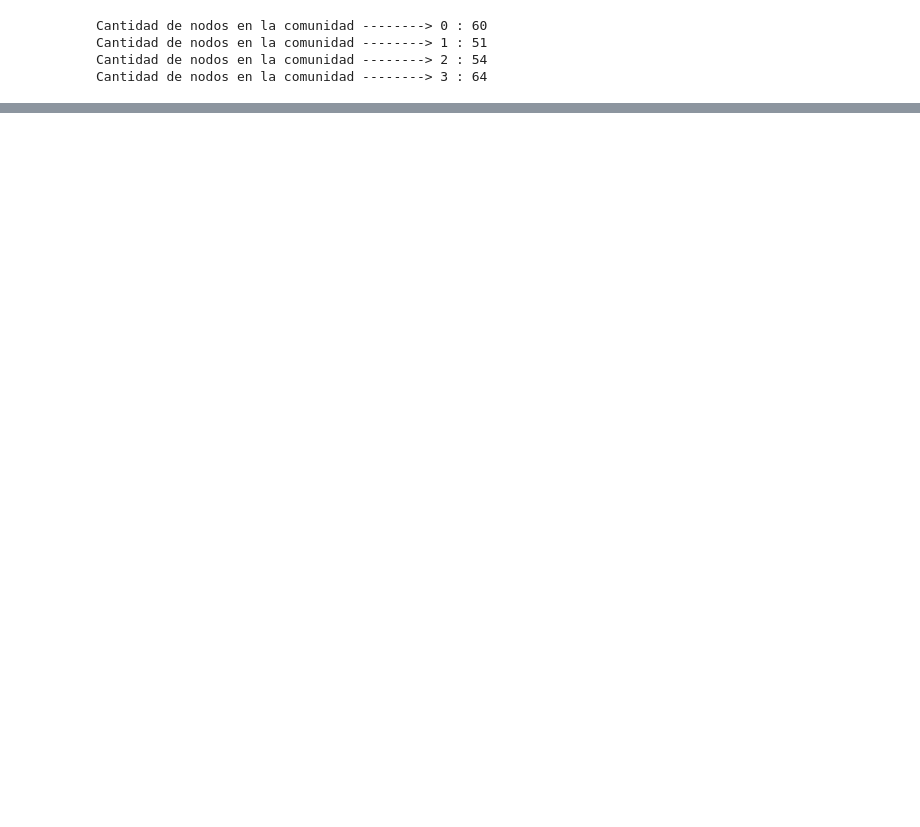
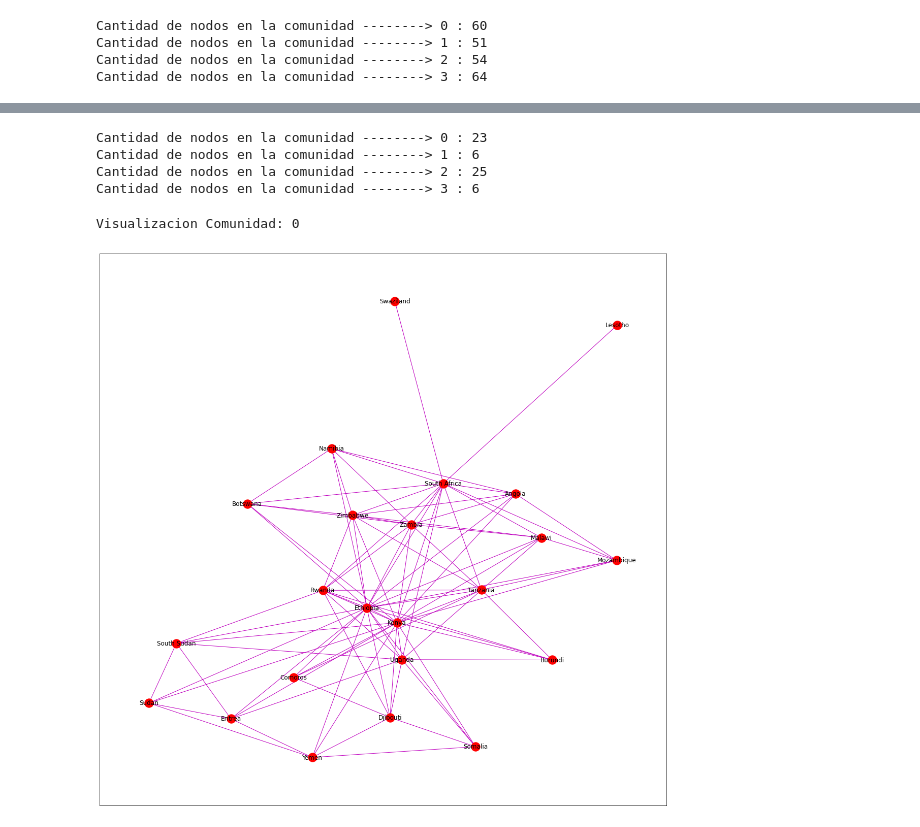
Before and after one commit to paulabruck/TDA_II_Redes_sociales, a Jupyter notebook: PARCIAL_2/parcial2.ipynb, the cells around one changed output, grey strips where cells are left out. Saved outputs shown, nothing was run; the diff lists cells and outputs as text; code cells hidden in the pictures; blank space fills up the shorter version.

```diff
--- a/PARCIAL_2/parcial2.ipynb
+++ b/PARCIAL_2/parcial2.ipynb
@@ -85,0 +118,5 @@ Visualizacion Comunidad: 3
+# %%
+subgraph=nx.Graph()
+subgraph= flights_graph.subgraph(list(communities[0]))
+sub_communities= nx_comm.louvain_communities(subgraph, seed=123)
+print("Cantidad de sub comunidades detectadas:",len(sub_communities))
@@ -85,0 +137,13 @@ Visualizacion Comunidad: 3
+# %%
+for i in range(len(sub_communities)):
+    print("Cantidad de nodos en la comunidad -------->",i,":",len(sub_communities[i]))
+# %% [output]
+Cantidad de nodos en la comunidad --------> 0 : 23
+Cantidad de nodos en la comunidad --------> 1 : 6
+Cantidad de nodos en la comunidad --------> 2 : 25
+Cantidad de nodos en la comunidad --------> 3 : 6
+# %%
+visualizar_comunidades(sub_communities[0],0,'r')
+# %% [output]
+Visualizacion Comunidad: 0
+[figure, added]
```
Also changed, not shown: parts of 15 cells of this notebook, 1 other file.
